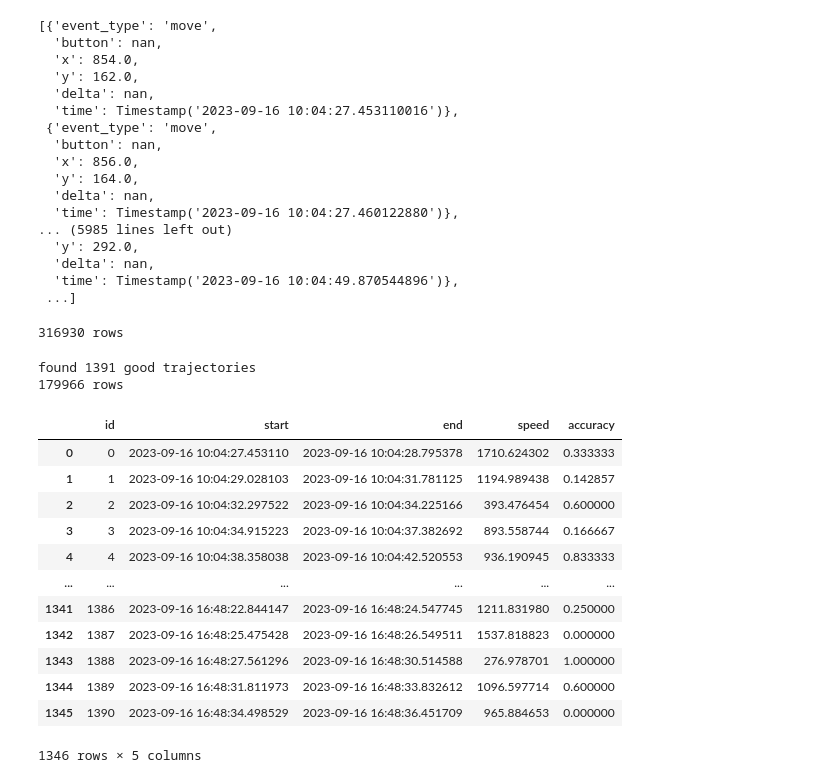
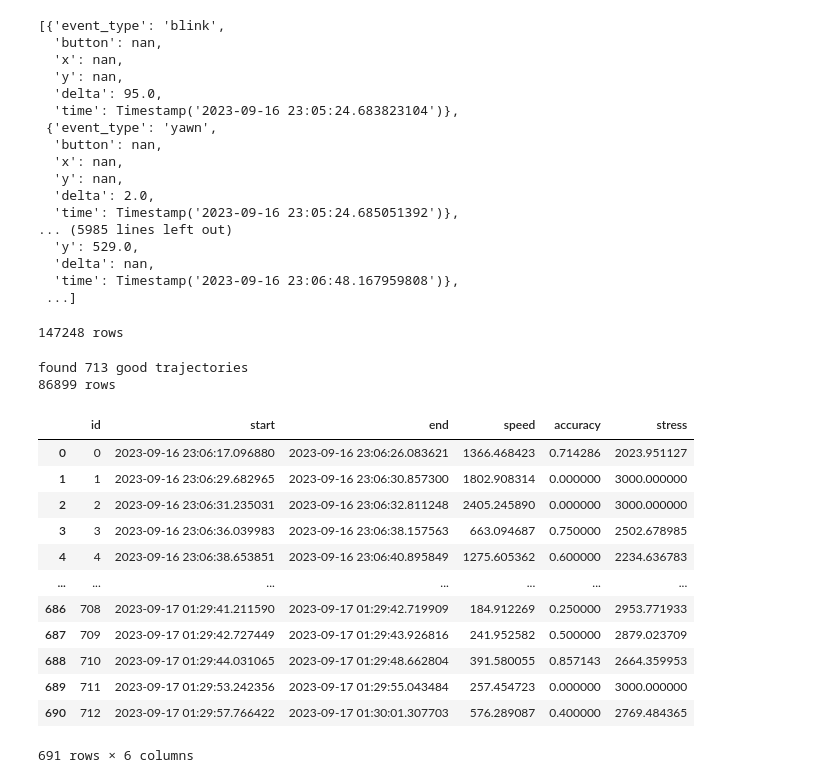
Before and after one commit to Henrikarba/logicare, a Jupyter notebook: analysis.ipynb, the cells around one changed output. Saved outputs shown, nothing was run; the diff lists cells and outputs as text; code cells hidden in the pictures.

```diff
--- a/analysis.ipynb
+++ b/analysis.ipynb
@@ -5,7 +5,7 @@ from datetime import timedelta, datetime
 import pandas as pd
 import matplotlib.pyplot as plt
 # %%
-df = pd.read_csv('data/mouse_tracking_data_dump_ilia.csv')
+df = pd.read_csv('data/tracking_data.csv')
 df["time"] = pd.to_datetime(df['time'] * 10**9)
 
 l = len(df)
@@ -33,22 +33,22 @@ _df: pd.DataFrame = df.copy()
 rows = _df.to_dict('records')
 rows
 # %% [output]
-[{'event_type': 'move',
+[{'event_type': 'blink',
   'button': nan,
-  'x': 854.0,
-  'y': 162.0,
+  'x': nan,
+  'y': nan,
+  'delta': 95.0,
+  'time': Timestamp('2023-09-16 23:05:24.683823104')},
+ {'event_type': 'yawn',
+  'button': nan,
+  'x': nan,
+  'y': nan,
+  'delta': 2.0,
+  'time': Timestamp('2023-09-16 23:05:24.685051392')},
+... (5985 lines left out)
+  'y': 529.0,
   'delta': nan,
-  'time': Timestamp('2023-09-16 10:04:27.453110016')},
- {'event_type': 'move',
-  'button': nan,
-  'x': 856.0,
-  'y': 164.0,
-  'delta': nan,
-  'time': Timestamp('2023-09-16 10:04:27.460122880')},
-... (5985 lines left out)
-  'y': 292.0,
-  'delta': nan,
-  'time': Timestamp('2023-09-16 10:04:49.870544896')},
+  'time': Timestamp('2023-09-16 23:06:48.167959808')},
  ...]
 # %%
 print(f"{len(rows)} rows")
@@ -88,9 +88,9 @@ for row in rows:
 rows = _rows
 print(f"{len(rows)} rows")
 # %% [output]
-316930 rows
+147248 rows
-found 1391 good trajectories
-179966 rows
+found 713 good trajectories
+86899 rows
 # %%
 trajectory_i = 0
 i = 0
@@ -139,19 +139,20 @@ while i < len(rows):
     trajectory_i += 1
 # %%
 df = pd.DataFrame(trajectories)
+df['stress'] = - df['speed'] * df['accuracy'] + 3000
 df
 # %% [output]
-|  | id | start | end | speed | accuracy |
-| 0 | 0 | 2023-09-16 10:04:27.453110 | 2023-09-16 10:04:28.795378 | 1710.624302 | 0.333333 |
-| 1 | 1 | 2023-09-16 10:04:29.028103 | 2023-09-16 10:04:31.781125 | 1194.989438 | 0.142857 |
-| 2 | 2 | 2023-09-16 10:04:32.297522 | 2023-09-16 10:04:34.225166 | 393.476454 | 0.600000 |
-| 3 | 3 | 2023-09-16 10:04:34.915223 | 2023-09-16 10:04:37.382692 | 893.558744 | 0.166667 |
-| 4 | 4 | 2023-09-16 10:04:38.358038 | 2023-09-16 10:04:42.520553 | 936.190945 | 0.833333 |
-| ... | ... | ... | ... | ... | ... |
-| 1341 | 1386 | 2023-09-16 16:48:22.844147 | 2023-09-16 16:48:24.547745 | 1211.831980 | 0.250000 |
-| 1342 | 1387 | 2023-09-16 16:48:25.475428 | 2023-09-16 16:48:26.549511 | 1537.818823 | 0.000000 |
-| 1343 | 1388 | 2023-09-16 16:48:27.561296 | 2023-09-16 16:48:30.514588 | 276.978701 | 1.000000 |
-| 1344 | 1389 | 2023-09-16 16:48:31.811973 | 2023-09-16 16:48:33.832612 | 1096.597714 | 0.600000 |
-| 1345 | 1390 | 2023-09-16 16:48:34.498529 | 2023-09-16 16:48:36.451709 | 965.884653 | 0.000000 |
+|  | id | start | end | speed | accuracy | stress |
+| 0 | 0 | 2023-09-16 23:06:17.096880 | 2023-09-16 23:06:26.083621 | 1366.468423 | 0.714286 | 2023.951127 |
+| 1 | 1 | 2023-09-16 23:06:29.682965 | 2023-09-16 23:06:30.857300 | 1802.908314 | 0.000000 | 3000.000000 |
+| 2 | 2 | 2023-09-16 23:06:31.235031 | 2023-09-16 23:06:32.811248 | 2405.245890 | 0.000000 | 3000.000000 |
+| 3 | 3 | 2023-09-16 23:06:36.039983 | 2023-09-16 23:06:38.157563 | 663.094687 | 0.750000 | 2502.678985 |
+| 4 | 4 | 2023-09-16 23:06:38.653851 | 2023-09-16 23:06:40.895849 | 1275.605362 | 0.600000 | 2234.636783 |
+| ... | ... | ... | ... | ... | ... | ... |
+| 686 | 708 | 2023-09-17 01:29:41.211590 | 2023-09-17 01:29:42.719909 | 184.912269 | 0.250000 | 2953.771933 |
+| 687 | 709 | 2023-09-17 01:29:42.727449 | 2023-09-17 01:29:43.926816 | 241.952582 | 0.500000 | 2879.023709 |
+| 688 | 710 | 2023-09-17 01:29:44.031065 | 2023-09-17 01:29:48.662804 | 391.580055 | 0.857143 | 2664.359953 |
+| 689 | 711 | 2023-09-17 01:29:53.242356 | 2023-09-17 01:29:55.043484 | 257.454723 | 0.000000 | 3000.000000 |
+| 690 | 712 | 2023-09-17 01:29:57.766422 | 2023-09-17 01:30:01.307703 | 576.289087 | 0.400000 | 2769.484365 |
-1346 rows × 5 columns
+691 rows × 6 columns
 # %%
```
Also changed, not shown: parts of 6 cells of this notebook, 6 other files.
